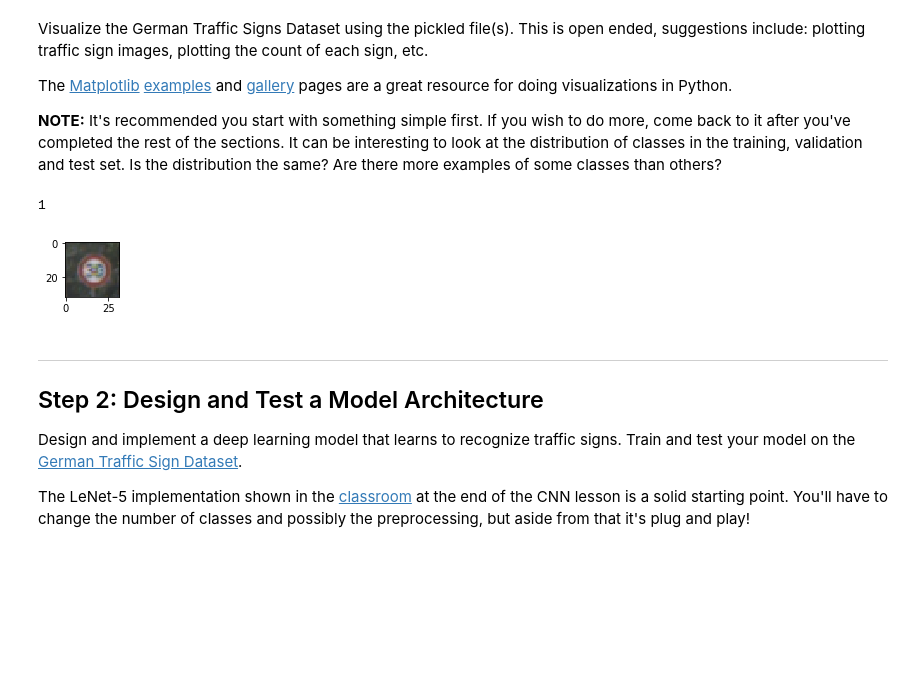
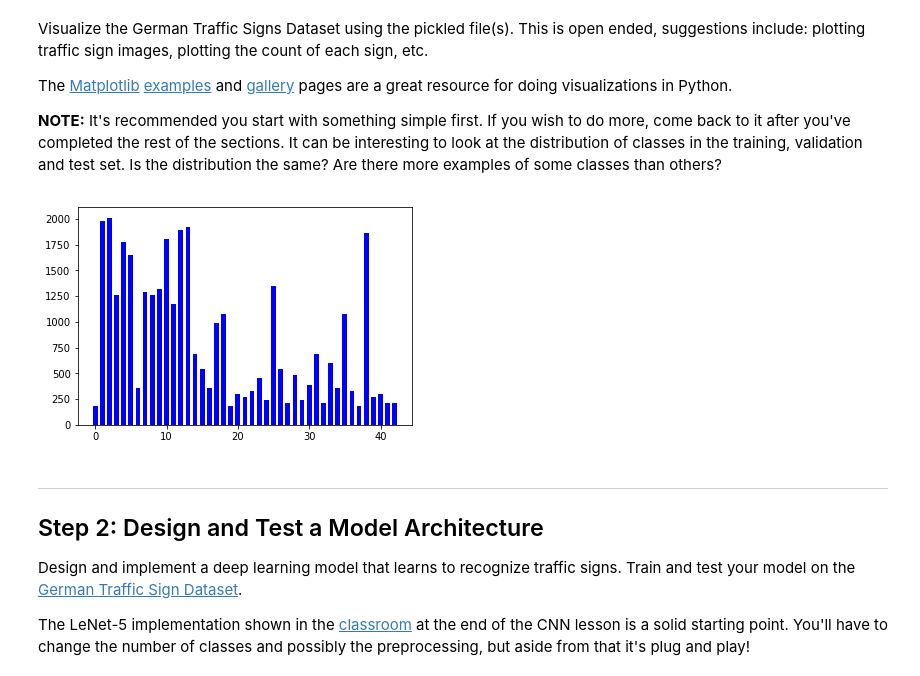
Before and after one commit to houjieth/CarND-Traffic-Sign-Classifier-Project, a Jupyter notebook: Traffic_Sign_Classifier.ipynb, the cells around one changed output. Drawn from its saved outputs; the diff is of its cells as text; code cells hidden in the pictures; blank space fills up the shorter version.

```diff
--- a/Traffic_Sign_Classifier.ipynb
+++ b/Traffic_Sign_Classifier.ipynb
@@ -117,20 +95,30 @@ The [Matplotlib](http://matplotlib.org/) [examples](http://matplotlib.org/exampl
 # %%
 ### Data exploration visualization code goes here.
 ### Feel free to use as many code cells as needed.
 import random
 import matplotlib.pyplot as plt
+
+from collections import Counter
+
 # Visualizations will be shown in the notebook.
 %matplotlib inline
 
-index = random.randint(0, len(X_train))
-image = X_train[index].squeeze()
+# Randomly draw a training image
+# index = random.randint(0, len(X_train))
+# image = X_train[index].squeeze()
+# plt.figure(figsize=(1,1))
+# plt.imshow(image)
+# print(y_train[index])
 
-plt.figure(figsize=(1,1))
-plt.imshow(image)
-print(y_train[index])
+counter = Counter(y_train)
+classes = list(counter.keys())
+counts = list(counter.values())
+
+width = 1/1.5
+plt.bar(classes, counts, 1/1.5, color='blue')
+plt.show()
 # %% [output]
-1
-[figure, old version]
+[figure, new version]
 # %% [markdown]
 ----
 
```
Also changed, not shown: parts of 7 cells of this notebook, 16 other files.
